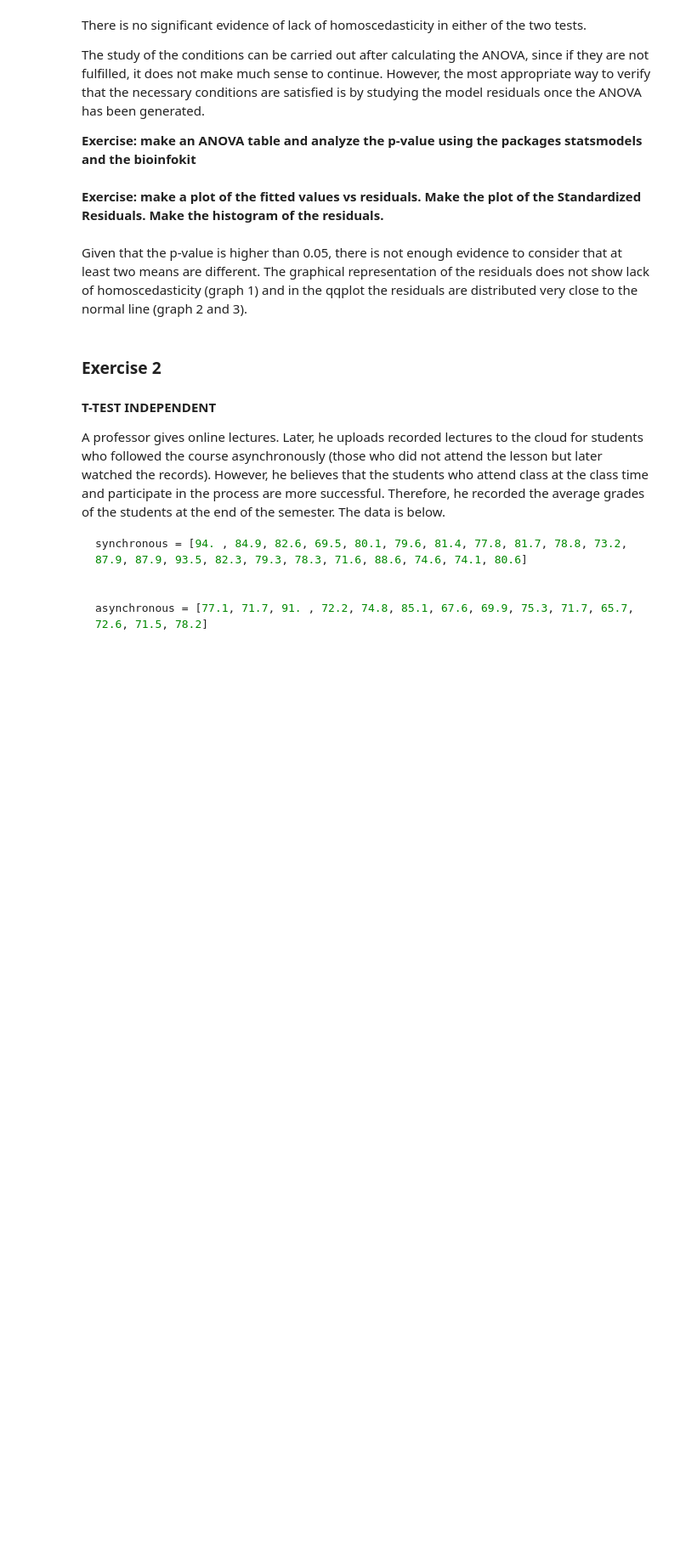
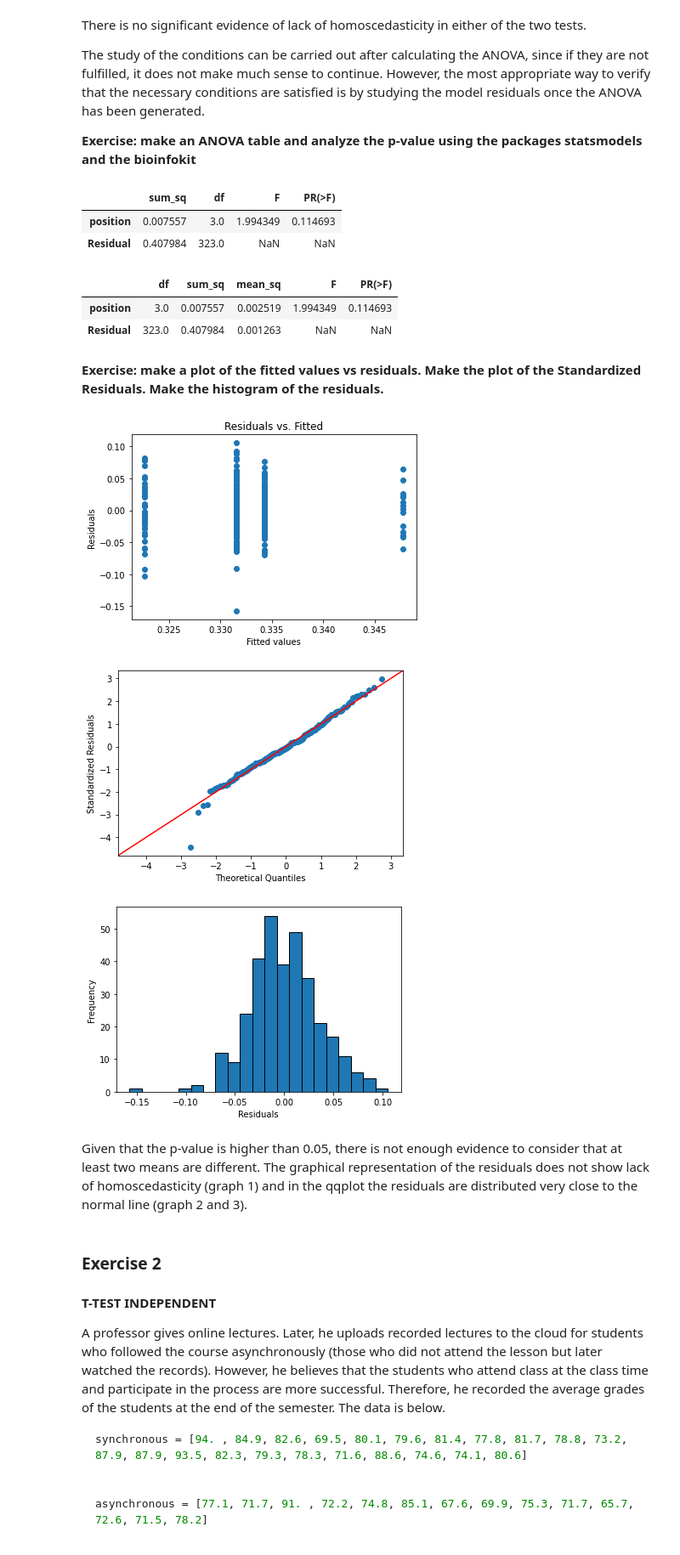
Before and after one commit to JuanAntonaccio/hypothesis-testing-exercises-project-with-python, a Jupyter notebook: notebook/problems.ipynb, the cells around one changed output. Shown: that part at 85% size. Drawn from its saved outputs; the diff is of its cells as text; code cells hidden in the pictures; blank space fills up the shorter version.

```diff
--- a/notebook/problems.ipynb
+++ b/notebook/problems.ipynb
@@ -239,41 +258,54 @@ import statsmodels.api as sm
 from statsmodels.formula.api import ols
 
 # Ordinary Least Squares (OLS) model
-model = ols('<<<FIXME>>> ~ <<<FIXME>>>', data=my_data).fit()
+model = ols('average ~ position', data=my_data).fit()
 anova_table = sm.stats.anova_lm(model, typ=2)
 anova_table
+# %% [output]
+|  | sum_sq | df | F | PR(>F) |
+| position | 0.007557 | 3.0 | 1.994349 | 0.114693 |
+| Residual | 0.407984 | 323.0 | NaN | NaN |
 # %%
 # ANOVA with package bioinfokit
+#!pip3 install bioinfokit
 from bioinfokit.analys import stat
 res = stat()
-res.anova_stat(df=my_data, res_var='value', anova_model='<<<FIXME>>> ~ <<<FIXME>>>')
+res.anova_stat(df=my_data, res_var='value', anova_model='average ~ position')
 res.anova_summary
 # output (ANOVA F and p value)
+# %% [output]
+|  | df | sum_sq | mean_sq | F | PR(>F) |
+| position | 3.0 | 0.007557 | 0.002519 | 1.994349 | 0.114693 |
+| Residual | 323.0 | 0.407984 | 0.001263 | NaN | NaN |
 # %% [markdown]
 **Exercise: make a plot of the fitted values vs residuals. Make the plot of the Standardized Residuals. Make the histogram of the residuals.**
 # %%
 # QQ-plot
 import statsmodels.api as sm
 import matplotlib.pyplot as plt
 
 
-plt.scatter(res.anova_model_out.<<<FIXME>>>, res.anova_model_out.<<<FIXME>>>)
+plt.scatter(res.anova_model_out.fittedvalues, res.anova_model_out.resid)
 plt.xlabel("Fitted values")
 plt.ylabel("Residuals")
 plt.title("Residuals vs. Fitted")
 plt.show()
 
 # res.anova_std_residuals are standardized residuals obtained from ANOVA (check above)
-sm.qqplot(res.<<<FIXME>>>, line='45')
+sm.qqplot(res.anova_std_residuals, line='45')
 plt.xlabel("Theoretical Quantiles")
 plt.ylabel("Standardized Residuals")
 plt.show()
 
 # histogram
-plt.hist(res.anova_model_out.<<<FIXME>>>, bins='auto', histtype='bar', ec='k')
+plt.hist(res.anova_model_out.resid, bins='auto', histtype='bar', ec='k')
 plt.xlabel("Residuals")
 plt.ylabel('Frequency')
 plt.show()
+# %% [output]
+[figure, added]
+[figure, added]
+[figure, added]
 # %% [markdown]
 Given that the p-value is higher than 0.05, there is not enough evidence to consider that at least two means are different. The graphical representation of the residuals does not show lack of homoscedasticity (graph 1) and in the qqplot the residuals are distributed very close to the normal line (graph 2 and 3).
 # %% [markdown]
```
Also changed, not shown: parts of 6 cells of this notebook.
